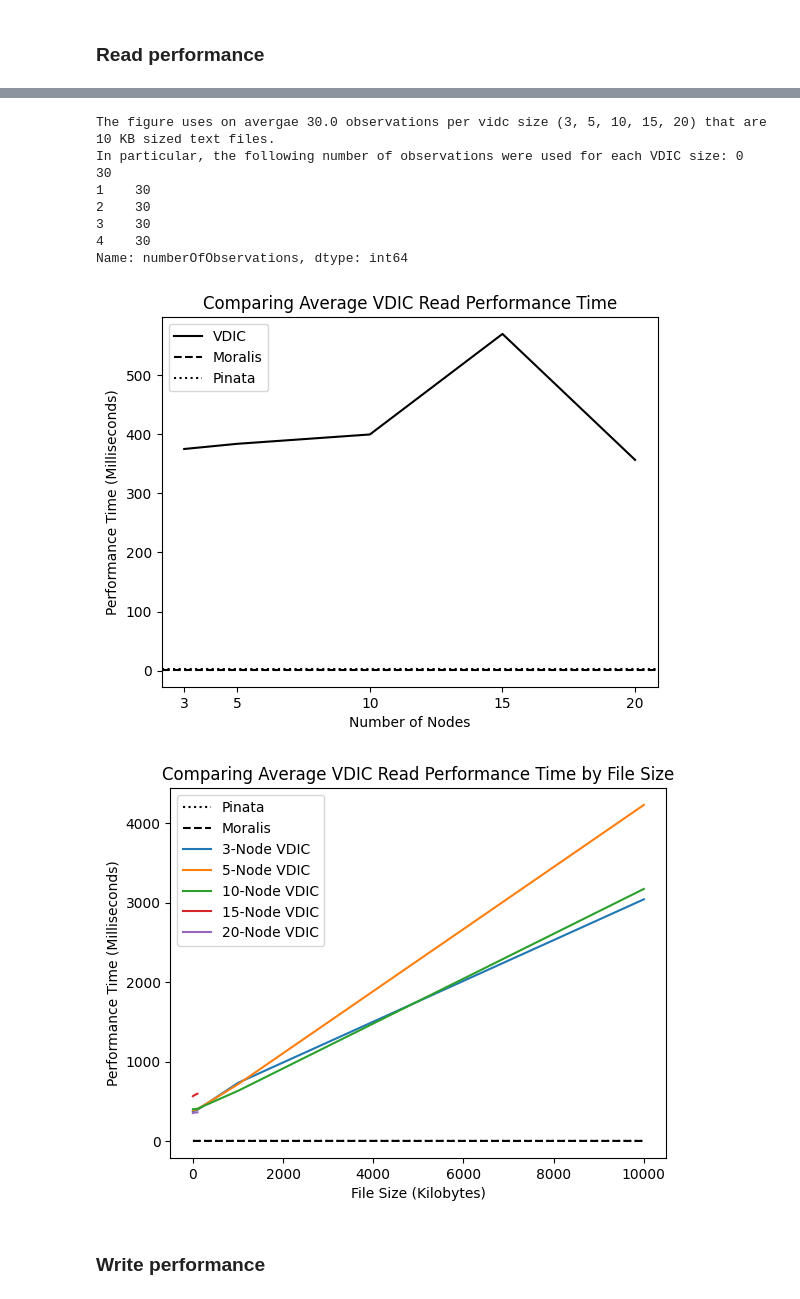
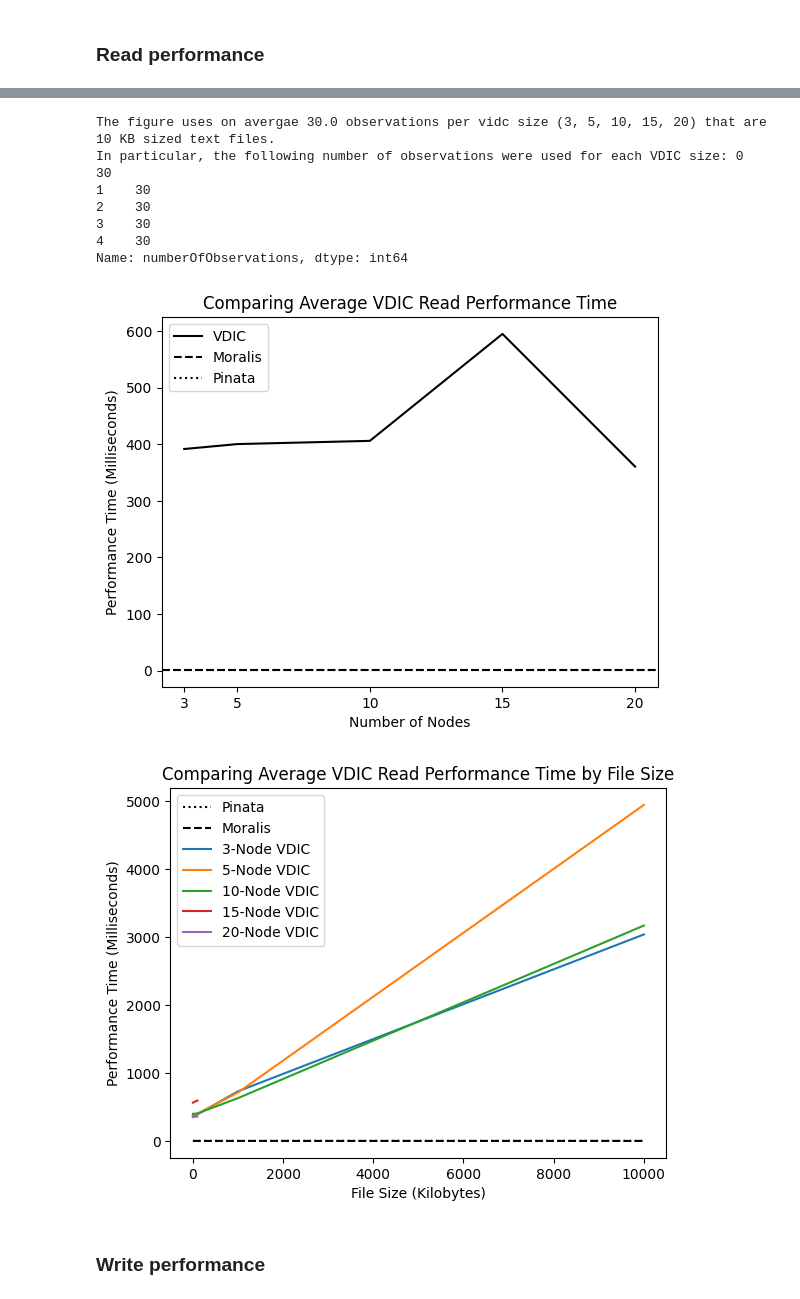
Before and after one commit to sid030sid/evaluation-vdic, a Jupyter notebook: evaluation.ipynb, the cells around one changed output, grey strips where cells are left out. Saved outputs shown, nothing was run; the diff lists cells and outputs as text; code cells hidden in the pictures.

```diff
--- a/evaluation.ipynb
+++ b/evaluation.ipynb
@@ -216,7 +216,7 @@ for vdic in vdics:
 
     # remove outliers
     vdic["cleanedReadPerformanceMeasurements"] = vdic["readPerformanceMeasurements"][
-        (vdic["readPerformanceMeasurements"]['performanceTime'] < 5000)
+        (vdic["readPerformanceMeasurements"]['performanceTime'] < 10000)
     ]
 
     # remove files with size nan
@@ -226,7 +226,7 @@ for vdic in vdics:
 
     # remove outliers
     vdic["cleanedWritePerformanceMeasurements"] = vdic["writePerformanceMeasurements"][
-        (vdic["writePerformanceMeasurements"]['performanceTime'] < 5000)
+        (vdic["writePerformanceMeasurements"]['performanceTime'] < 10000)
     ]
 
     # remove files with size nan
@@ -254,7 +254,7 @@ for vdic in vdics:
 # Compare read performance time of VDICs with different number of nodes (based on 10 KB file)
 avgReadPerformanceTimeByVdicSize = []
 for vdic in vdics:
-    temp=vdic["cleanedReadPerformanceMeasurements"][vdic["cleanedReadPerformanceMeasurements"]["sizeGroup"] == 10]['performanceTime']
+    temp=vdic["cleanedReadPerformanceMeasurements"][vdic["cleanedReadPerformanceMeasurements"]["sizeGroup"] == 100]['performanceTime']
     avgReadPerformanceTimeByVdicSize.append(
         {
             "numberOfNodes": vdic["numberOfNodes"],
@@ -271,39 +271,39 @@ plt.plot(
     label = "VDIC"
 )
 plt.axhline(
-    y = cleanedMoralisReadPerformanceMeasurements[cleanedMoralisReadPerformanceMeasurements["sizeGroup"] == 10]["performanceTime"].mean(),
+    y = cleanedMoralisReadPerformanceMeasurements[cleanedMoralisReadPerformanceMeasurements["sizeGroup"] == 100]["performanceTime"].mean(),
     linestyle = 'dashed',
     color="black",
     label = "Moralis"
 )
 plt.axhline(
-    y = cleanedPinataReadPerformanceMeasurements[cleanedPinataReadPerformanceMeasurements["sizeGroup"] == 10]["performanceTime"].mean(),
+    y = cleanedPinataReadPerformanceMeasurements[cleanedPinataReadPerformanceMeasurements["sizeGroup"] == 100]["performanceTime"].mean(),
     linestyle = ':',
     color="black",
     label = "Pinata"
 )
 plt.title("Comparing Average VDIC Read Performance Time") # old but too long title: Comparign Average VDIC Read Performance Time by VDIC Size to pinning service providers: Pinata and Moralis'
 plt.xticks(avgReadPerformanceTimeByVdicSize['numberOfNodes'])
 plt.xlabel('Number of Nodes')
 plt.ylabel('Performance Time (Milliseconds)')
 plt.legend()
 plt.savefig('./evaluation-figures/vdic-average-read-performance-time-by-vdic-size.png')
 
 # print information about the data used in the figure
 print("The figure uses on avergae",avgReadPerformanceTimeByVdicSize['numberOfObservations'].mean(),"observations per vidc size (3, 5, 10, 15, 20) that are 10 KB sized text files.")
 print("In particular, the following number of observations were used for each VDIC size:", str(avgReadPerformanceTimeByVdicSize['numberOfObservations']))
 
 # print figure
 plt.show()
 # %% [output]
 The figure uses on avergae 30.0 observations per vidc size (3, 5, 10, 15, 20) that are 10 KB sized text files.
 In particular, the following number of observations were used for each VDIC size: 0    30
 1    30
 2    30
 3    30
 4    30
 Name: numberOfObservations, dtype: int64
-[figure, old version]
+[figure, new version]
 # %%
 # compare the average read performance time of VDICs with different number of nodes to the pinning service providers for each file size
 avgReadPerformanceTimeByVdicSize = []
@@ -348,7 +348,7 @@ plt.legend()
 #plt.savefig('./evaluation-figures/vdic-average-read-performance-time-by-file-size.png')
 plt.show()
 # %% [output]
-[figure, old version]
+[figure, new version]
 # %% [markdown]
 ### Write performance
 # %%
```
Also changed, not shown: parts of 4 cells of this notebook, 5 other files.
